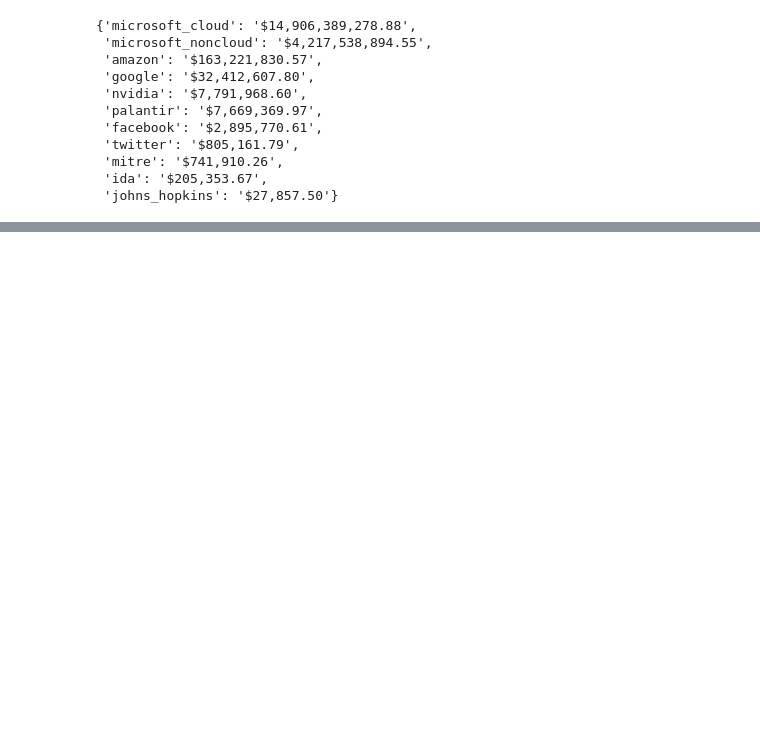
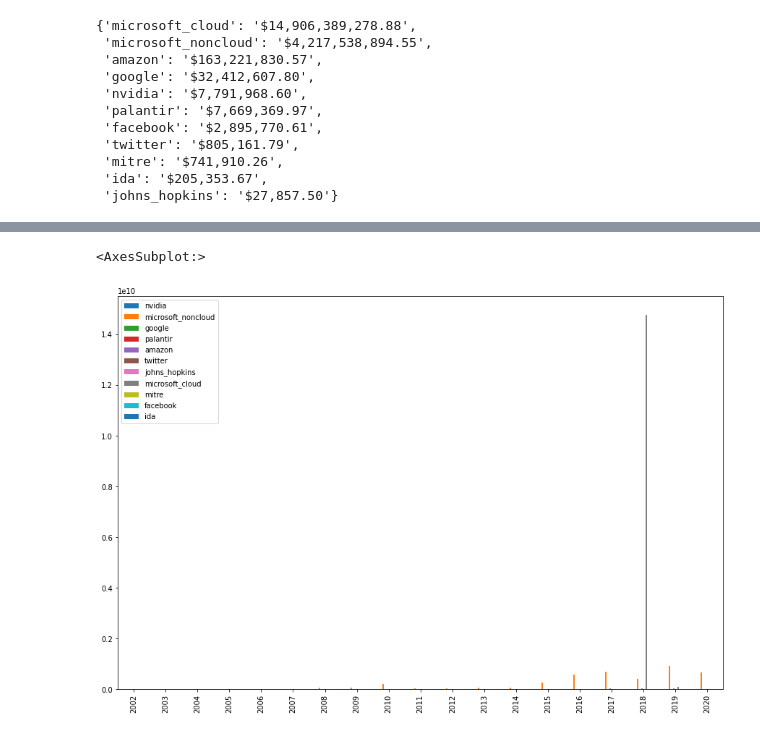
Before and after one commit to public-accountability/tech-contracts, a Jupyter notebook: main.ipynb, the cells around one changed output, grey strips where cells are left out. Saved outputs shown, nothing was run; the diff lists cells and outputs as text; code cells hidden in the pictures; blank space fills up the shorter version.

```diff
--- a/main.ipynb
+++ b/main.ipynb
@@ -102,0 +142,10 @@ stats = dict(sorted(stats.items(), key=lambda x: x[1], reverse=True))
+# %%
+sum_df = pd.DataFrame(
+    {k: list(map(lambda x: x['sum'], v)) for k, v in contracts_by_year.items()},
+    index=years
+)
+# %%
+sum_df.plot.bar(figsize=(15, 10))
+# %% [output]
+<AxesSubplot:>
+[figure, added]
```
Also changed, not shown: parts of 6 cells of this notebook.
